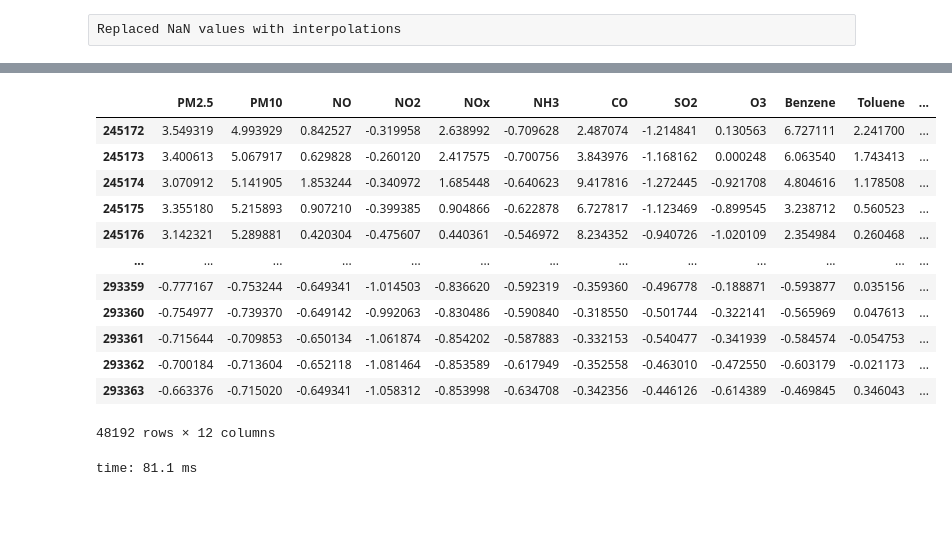
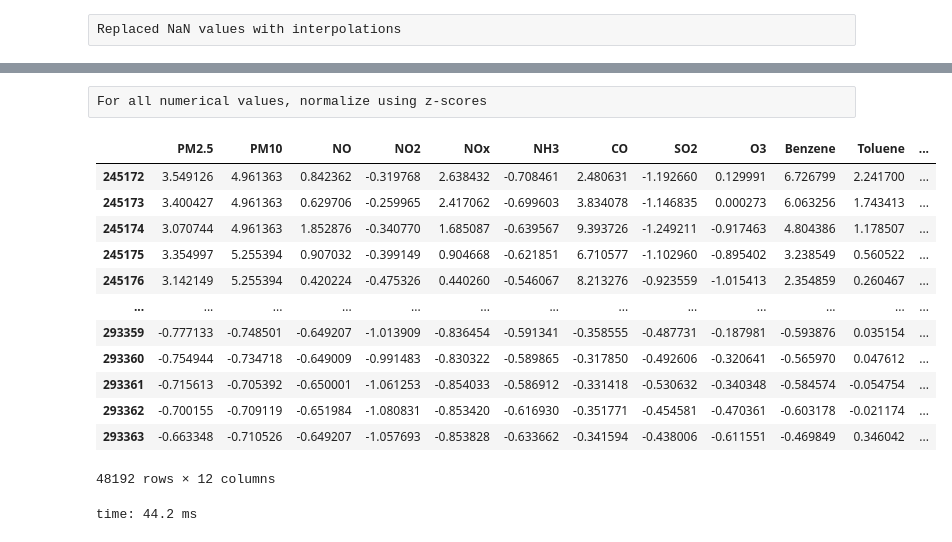
Before and after one commit to jgib124/Air-Quality-Warning-System, a Jupyter notebook: preprocessing.ipynb, the cells around one changed output, grey strips where cells are left out. Saved outputs shown, nothing was run; the diff lists cells and outputs as text; code cells hidden in the pictures; blank space fills up the shorter version.

```diff
--- a/preprocessing.ipynb
+++ b/preprocessing.ipynb
@@ -12,6 +16,11 @@ AQ_FILE = "city_hour.csv"
 # %%
 # Read City Hourly Air Pollutant Data to a dataframe
+AQ_FILE = "city_hour.csv"
+
 def load_data(file=AQ_FILE):
-    aq_path = os.path.join("data", file)
+    aq_path = os.path.join("raw_data", file)
     return pd.read_csv(aq_path)
+
+df = load_data()
+df
 # %% [output]
@@ -152,4 +238,20 @@ Replaced NaN values with interpolations
 # %%
-df_delhi = df_delhi.interpolate(method="slinear")
-df_mumbai = df_mumbai.interpolate(method="slinear")
+# https://pandas.pydata.org/pandas-docs/stable/reference/api/pandas.DataFrame.interpolate.html
+df_delhi_filled = df_delhi.interpolate(method='nearest')
+df_mumbai_filled = df_mumbai.interpolate(method='nearest')
+
+fig, ax = plt.subplots(2, 2, figsize=(10,7))
+fig.tight_layout()
+
+ax[0,0].plot(df_mumbai["O3"])
+ax[0,0].set_title("Mumbai Original")
+
+ax[1,0].plot(df_mumbai_filled["O3"])
+ax[1,0].set_title("Mumbai Interpolated")
+
+ax[0,1].plot(df_delhi["O3"])
+ax[0,1].set_title("Delhi Original")
+
+ax[1,1].plot(df_delhi_filled["O3"])
+ax[1,1].set_title("Delhi Interpolated")
 # %% [output]
@@ -157,20 +261,22 @@ time: 246 ms
+# %% [raw]
+For all numerical values, normalize using z-scores
 # %%
 import scipy.stats as stats
-df_delhi = df_delhi.select_dtypes(include='number').apply(stats.zscore)
-df_mumbai = df_mumbai.select_dtypes(include='number').apply(stats.zscore)
-df_delhi
+df_delhi_z = df_delhi_filled.select_dtypes(include='number').apply(stats.zscore)
+df_mumbai_z = df_mumbai_filled.select_dtypes(include='number').apply(stats.zscore)
+df_delhi_z
 # %% [output]
 |  | PM2.5 | PM10 | NO | NO2 | NOx | NH3 | CO | SO2 | O3 | Benzene | Toluene | ... |
-| 245172 | 3.549319 | 4.993929 | 0.842527 | -0.319958 | 2.638992 | -0.709628 | 2.487074 | -1.214841 | 0.130563 | 6.727111 | 2.241700 | ... |
-| 245173 | 3.400613 | 5.067917 | 0.629828 | -0.260120 | 2.417575 | -0.700756 | 3.843976 | -1.168162 | 0.000248 | 6.063540 | 1.743413 | ... |
-| 245174 | 3.070912 | 5.141905 | 1.853244 | -0.340972 | 1.685448 | -0.640623 | 9.417816 | -1.272445 | -0.921708 | 4.804616 | 1.178508 | ... |
-| 245175 | 3.355180 | 5.215893 | 0.907210 | -0.399385 | 0.904866 | -0.622878 | 6.727817 | -1.123469 | -0.899545 | 3.238712 | 0.560523 | ... |
-| 245176 | 3.142321 | 5.289881 | 0.420304 | -0.475607 | 0.440361 | -0.546972 | 8.234352 | -0.940726 | -1.020109 | 2.354984 | 0.260468 | ... |
+| 245172 | 3.549126 | 4.961363 | 0.842362 | -0.319768 | 2.638432 | -0.708461 | 2.480631 | -1.192660 | 0.129991 | 6.726799 | 2.241700 | ... |
+| 245173 | 3.400427 | 4.961363 | 0.629706 | -0.259965 | 2.417062 | -0.699603 | 3.834078 | -1.146835 | 0.000273 | 6.063256 | 1.743413 | ... |
+| 245174 | 3.070744 | 4.961363 | 1.852876 | -0.340770 | 1.685087 | -0.639567 | 9.393726 | -1.249211 | -0.917463 | 4.804386 | 1.178507 | ... |
+| 245175 | 3.354997 | 5.255394 | 0.907032 | -0.399149 | 0.904668 | -0.621851 | 6.710577 | -1.102960 | -0.895402 | 3.238549 | 0.560522 | ... |
+| 245176 | 3.142149 | 5.255394 | 0.420224 | -0.475326 | 0.440260 | -0.546067 | 8.213276 | -0.923559 | -1.015413 | 2.354859 | 0.260467 | ... |
 | ... | ... | ... | ... | ... | ... | ... | ... | ... | ... | ... | ... | ... |
-| 293359 | -0.777167 | -0.753244 | -0.649341 | -1.014503 | -0.836620 | -0.592319 | -0.359360 | -0.496778 | -0.188871 | -0.593877 | 0.035156 | ... |
-| 293360 | -0.754977 | -0.739370 | -0.649142 | -0.992063 | -0.830486 | -0.590840 | -0.318550 | -0.501744 | -0.322141 | -0.565969 | 0.047613 | ... |
-| 293361 | -0.715644 | -0.709853 | -0.650134 | -1.061874 | -0.854202 | -0.587883 | -0.332153 | -0.540477 | -0.341939 | -0.584574 | -0.054753 | ... |
-| 293362 | -0.700184 | -0.713604 | -0.652118 | -1.081464 | -0.853589 | -0.617949 | -0.352558 | -0.463010 | -0.472550 | -0.603179 | -0.021173 | ... |
-| 293363 | -0.663376 | -0.715020 | -0.649341 | -1.058312 | -0.853998 | -0.634708 | -0.342356 | -0.446126 | -0.614389 | -0.469845 | 0.346043 | ... |
+| 293359 | -0.777133 | -0.748501 | -0.649207 | -1.013909 | -0.836454 | -0.591341 | -0.358555 | -0.487731 | -0.187981 | -0.593876 | 0.035154 | ... |
+| 293360 | -0.754944 | -0.734718 | -0.649009 | -0.991483 | -0.830322 | -0.589865 | -0.317850 | -0.492606 | -0.320641 | -0.565970 | 0.047612 | ... |
+| 293361 | -0.715613 | -0.705392 | -0.650001 | -1.061253 | -0.854033 | -0.586912 | -0.331418 | -0.530632 | -0.340348 | -0.584574 | -0.054754 | ... |
+| 293362 | -0.700155 | -0.709119 | -0.651984 | -1.080831 | -0.853420 | -0.616930 | -0.351771 | -0.454581 | -0.470361 | -0.603178 | -0.021174 | ... |
+| 293363 | -0.663348 | -0.710526 | -0.649207 | -1.057693 | -0.853828 | -0.633662 | -0.341594 | -0.438006 | -0.611551 | -0.469849 | 0.346042 | ... |
 48192 rows × 12 columns
-time: 81.1 ms
+time: 44.2 ms
```
Also changed, not shown: parts of 21 cells of this notebook, 2 other files.
